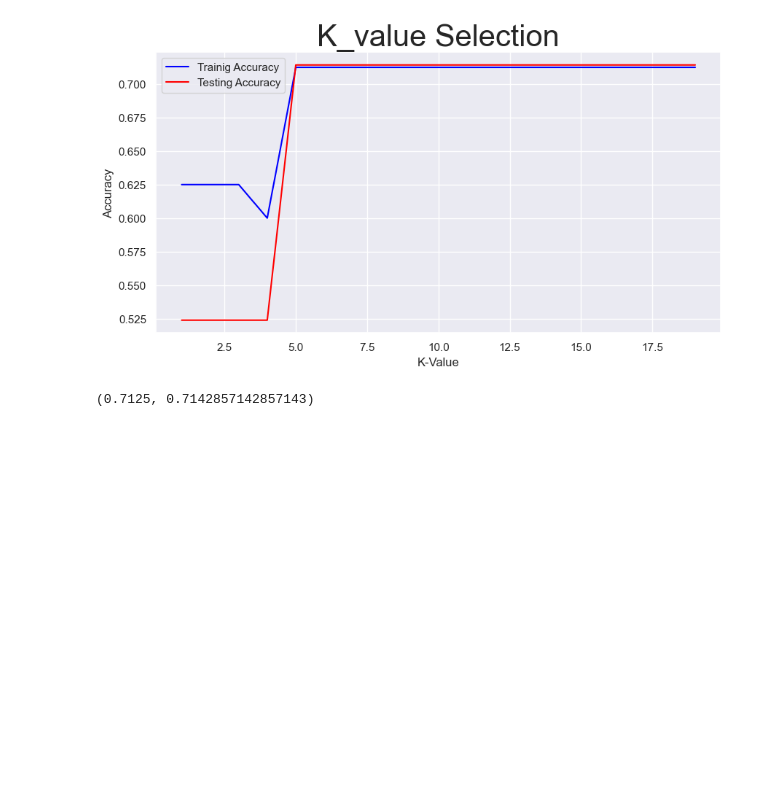
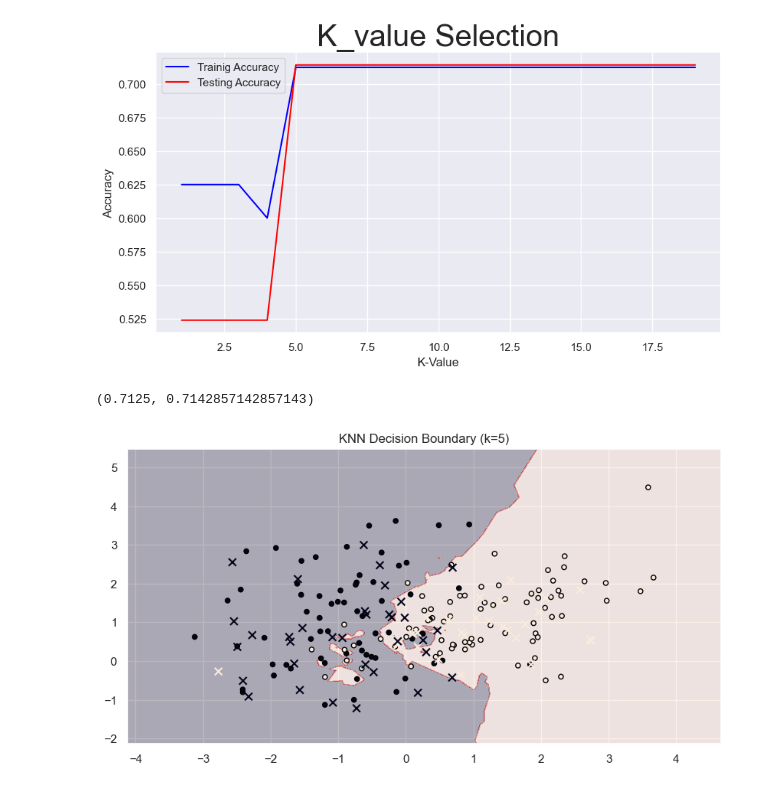
Before and after one commit to vrushalikasliwal/Assignment2025, a Jupyter notebook: KNN/KNN_Assign2024.ipynb, the cells around one changed output. Cells and saved outputs as stored; diff of their text form; code cells hidden in the pictures; blank space fills up the shorter version.

```diff
--- a/KNN/KNN_Assign2024.ipynb
+++ b/KNN/KNN_Assign2024.ipynb
@@ -290,3 +288,30 @@ knn.score(xtrain,ytrain), knn.score (xtest,ytest)
 (0.7125, 0.7142857142857143)
 # %%
 #Here k-vlaue =5 for training and testing accuracy
+# %%
+from sklearn.datasets import make_classification
+
+X, y = make_classification(n_features=2, n_redundant=0, n_informative=2,
+                           n_clusters_per_class=1, n_samples=200, random_state=42)
+
+xtrain, xtest, ytrain, ytest = train_test_split(X, y, test_size=0.3, random_state=42)
+
+knn = KNeighborsClassifier(n_neighbors=5)
+knn.fit(xtrain, ytrain)
+
+# Mesh grid
+x_min, x_max = xtrain[:, 0].min() - 1, xtrain[:, 0].max() + 1
+y_min, y_max = xtrain[:, 1].min() - 1, xtrain[:, 1].max() + 1
+xx, yy = np.meshgrid(np.arange(x_min, x_max, 0.01),
+                     np.arange(y_min, y_max, 0.01))
+
+Z = knn.predict(np.c_[xx.ravel(), yy.ravel()])
+Z = Z.reshape(xx.shape)
+
+plt.contourf(xx, yy, Z, alpha=0.3)
+plt.scatter(xtrain[:, 0], xtrain[:, 1], c=ytrain, edgecolor='k', s=20)
+plt.scatter(xtest[:, 0], xtest[:, 1], c=ytest, marker='x', s=50)
+plt.title("KNN Decision Boundary (k=5)")
+plt.show()
+# %% [output]
+[figure, added]
```
Also changed, not shown: parts of 2 cells of this notebook.
